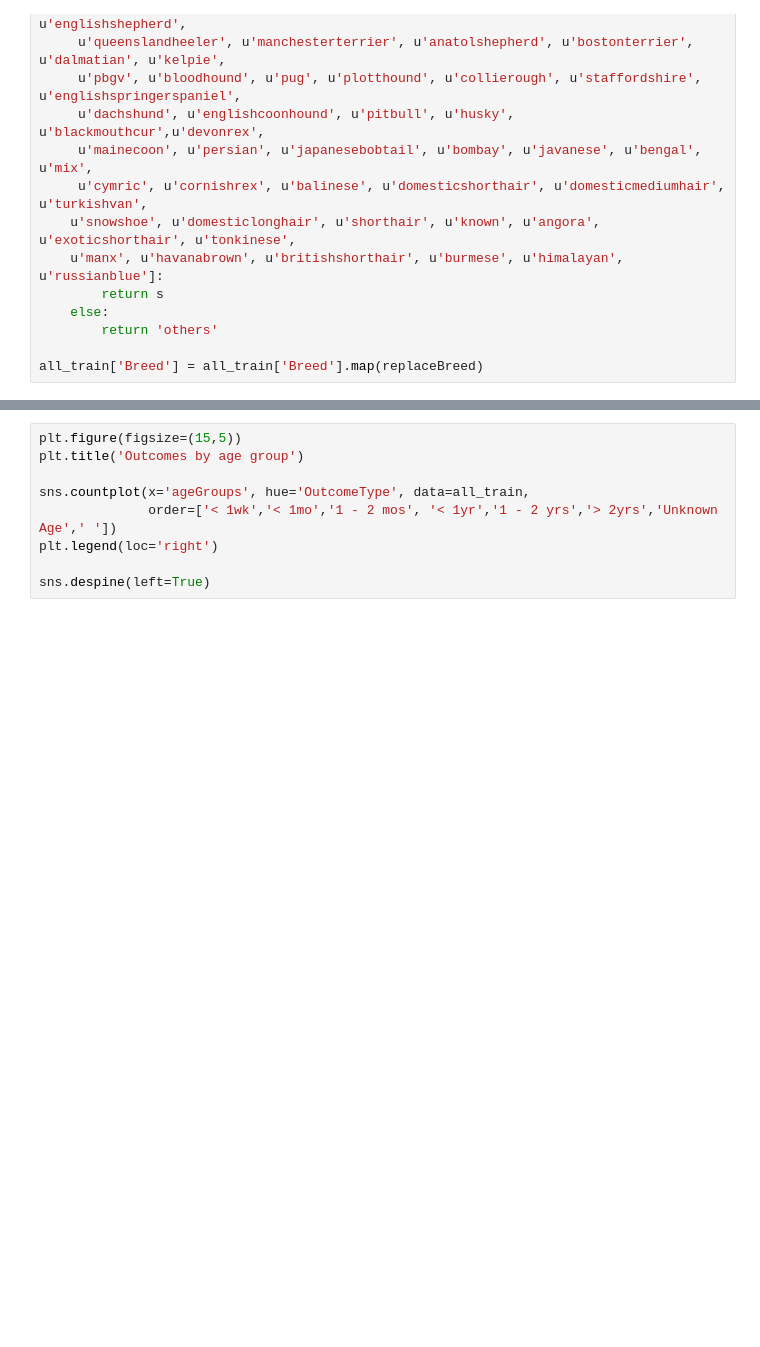
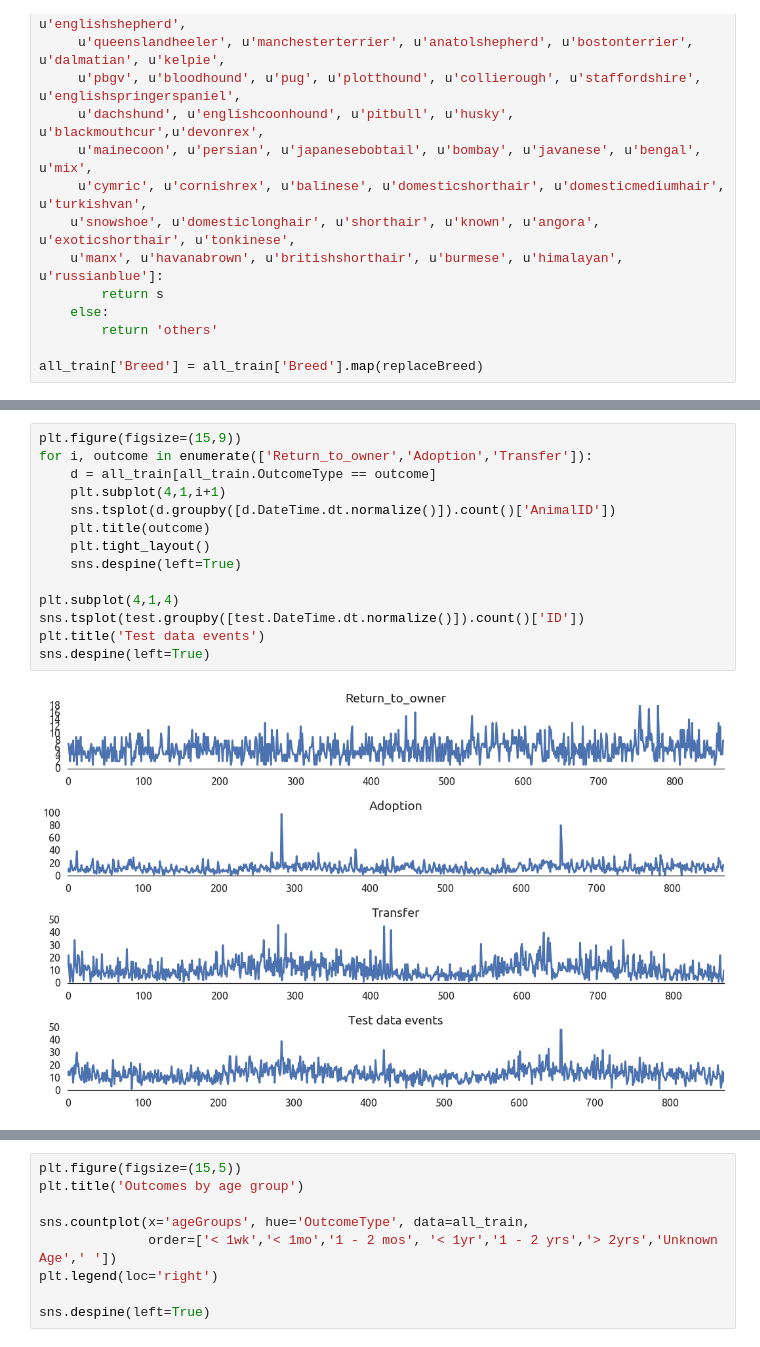
Before and after one commit to dlin17/w207_final, a Jupyter notebook: color.ipynb, the cells around one changed output, grey strips where cells are left out. Saved outputs shown, nothing was run; the diff lists cells and outputs as text; blank space fills up the shorter version.

```diff
--- a/color.ipynb
+++ b/color.ipynb
@@ -145,3 +163,19 @@ train = new_corp.iloc[split:,:-1]
 
 dev_labels = new_corp.iloc[:split,-1]
 train_labels = new_corp.iloc[split:,-1]
+# %%
+plt.figure(figsize=(15,9))
+for i, outcome in enumerate(['Return_to_owner','Adoption','Transfer']):
+    d = all_train[all_train.OutcomeType == outcome]
+    plt.subplot(4,1,i+1)
+    sns.tsplot(d.groupby([d.DateTime.dt.normalize()]).count()['AnimalID'])
+    plt.title(outcome)
+    plt.tight_layout()
+    sns.despine(left=True)
+
+plt.subplot(4,1,4)
+sns.tsplot(test.groupby([test.DateTime.dt.normalize()]).count()['ID'])
+plt.title('Test data events')
+sns.despine(left=True)
+# %% [output]
+[figure, added]
```
Also changed, not shown: parts of 11 cells of this notebook.
